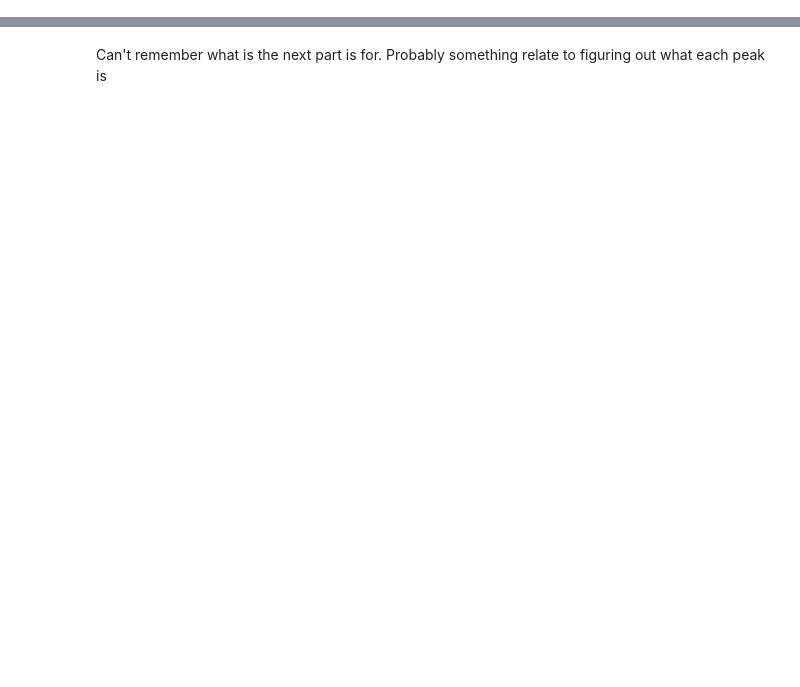
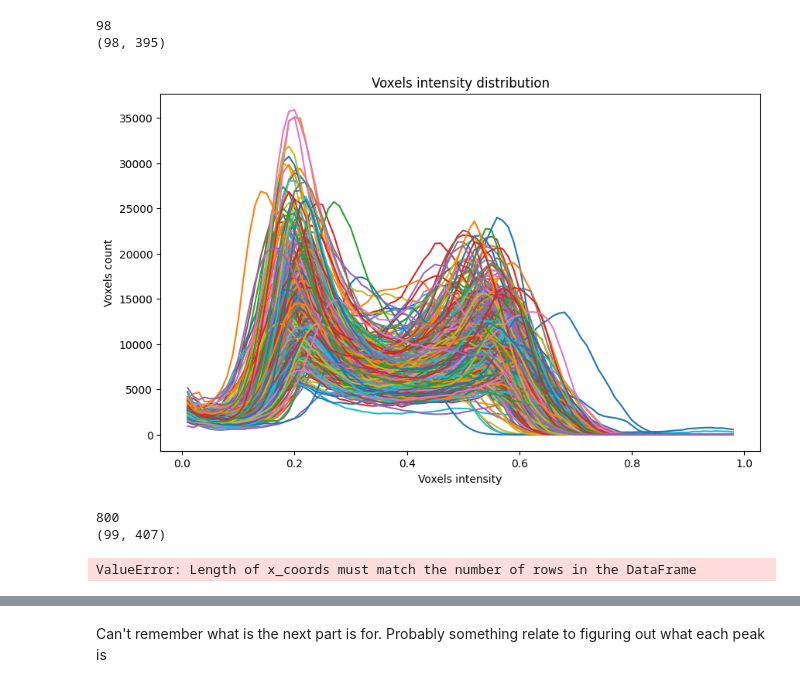
Before and after one commit to KananatSSN/Project_TMJOA, a Jupyter notebook: Check/analyze_voxel_intensity_distribution_analysis.ipynb, the cells around one changed output, grey strips where cells are left out. Cells and saved outputs as stored; diff of their text form; code cells hidden in the pictures; blank space fills up the shorter version.

```diff
--- a/Check/analyze_voxel_intensity_distribution_analysis.ipynb
+++ b/Check/analyze_voxel_intensity_distribution_analysis.ipynb
@@ -59,3 +87,47 @@ plot_columns_of_dataframe(cut_df, x_coords, mode='log')
+# %%
+import numpy as np
+
+minimum = 0.01
+maximum = 0.99
+
+row_min = int(minimum/0.01)
+row_max = int(maximum/0.01)
+
+x_coords_min = minimum
+x_coords_max = maximum
+
+cut_df = csv_df.iloc[row_min:row_max, :]
+x_coords = np.arange(x_coords_min, x_coords_max, 0.01)
+print(len(x_coords))
+print(cut_df.shape)
+
+plot_columns_of_dataframe(cut_df, x_coords, mode='normal')
+# %% [output]
+98
+(98, 395)
+[figure, added]
+# %%
+import numpy as np
+
+minimum = -40
+maximum = 40
+
+row_min = int((minimum+40)/0.1)
+row_max = int((maximum+40)/0.1)
+
+x_coords_min = minimum
+x_coords_max = maximum
+
+cut_df = csv_df.iloc[row_min:row_max, :]
+x_coords = np.arange(x_coords_min, x_coords_max, 0.1)
+print(len(x_coords))
+print(cut_df.shape)
+
+plot_columns_of_dataframe(cut_df, x_coords, mode='log')
+# %% [output]
+800
+(99, 407)
+ValueError: Length of x_coords must match the number of rows in the DataFrame
 # %%
 import numpy as np
 
```
Also changed, not shown: parts of 8 cells of this notebook, 30 other files.
